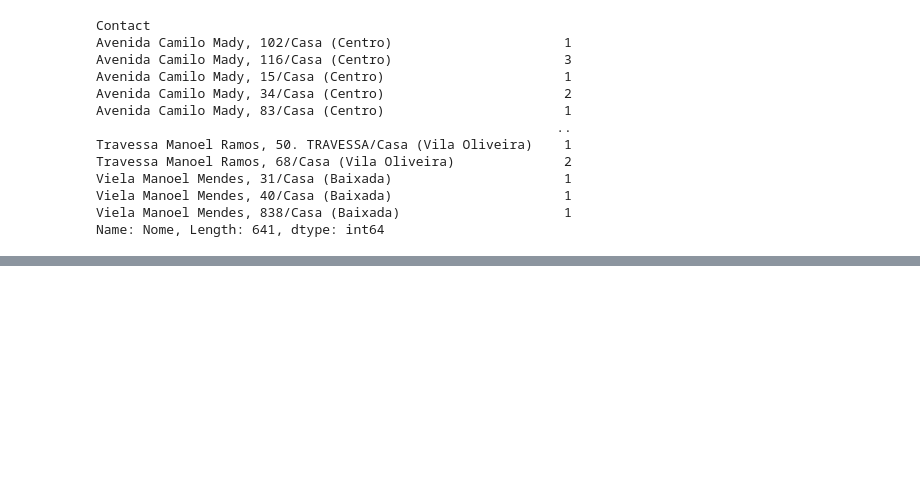
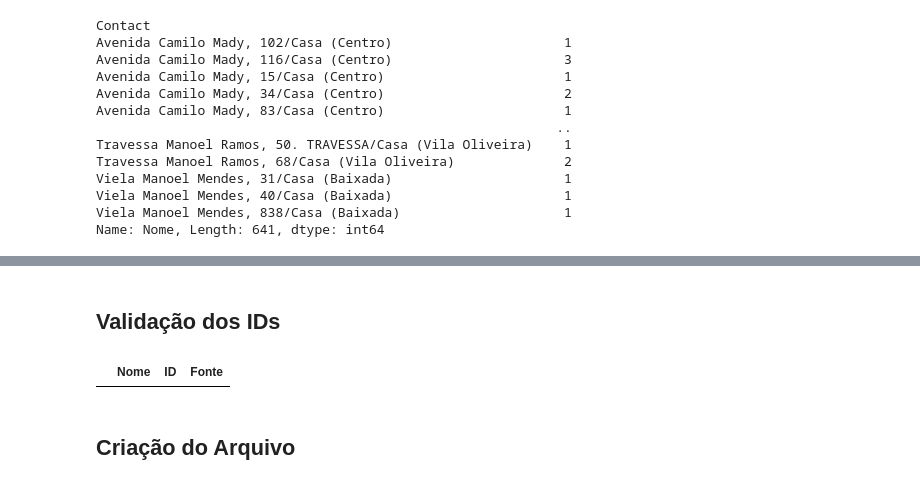
Before and after one commit to CLVsol/clvsol_jupyter, a Jupyter notebook: jcafb_2025/cadastro/Cadastro_Inicial_JCAFB-2025.ipynb, the cells around one changed output, grey strips where cells are left out. Cells and saved outputs as stored; diff of their text form; code cells hidden in the pictures; blank space fills up the shorter version.

Commit message:
[IMP] jcafb_2025/cadastro/Cadastro_Inicial_JCAFB-2025.ipynb

```diff
--- a/jcafb_2025/cadastro/Cadastro_Inicial_JCAFB-2025.ipynb
+++ b/jcafb_2025/cadastro/Cadastro_Inicial_JCAFB-2025.ipynb
@@ -143,13 +143,13 @@ def cadastro_file_process(xls_in_path, sheet):
     # Obtenção do número do CPF do Paciente
     for i, row in table.iterrows():
         if row['Flag'] == 'cpf':
-            id = row['Texto PDF'][4:19]
+            id = row['Texto PDF'][5:19]
             table['ID'].values[i] = id
 
     # Obtenção do número do CNS do Paciente
     for i, row in table.iterrows():
         if row['Flag'] == 'cns':
-            id = row['Texto PDF'][4:20]
+            id = row['Texto PDF'][5:20]
             table['ID'].values[i] = id
 
     # Obtenção do Gênero (Sexo) e da Data de Nascimento do Paciente
@@ -746,0 +826,36 @@ Name: Nome, Length: 641, dtype: int64
+# %% [markdown]
+## Validação dos IDs
+# %%
+import pandas as pd
+
+jcafb_cadastro_path = 'data/jcafb_cadastro.xlsx'
+jcafb_cadastro_sheet='Cadastro JCAFB-2025'
+
+xls_in = pd.ExcelFile(jcafb_cadastro_path)
+jcafb_cadastro = pd.read_excel(xls_in, sheet_name=jcafb_cadastro_sheet, index_col=0, na_filter=False)
+
+column_names = ['Nome', 'ID', 'Fonte']
+invalid_IDs = pd.DataFrame(columns=column_names)
+
+for i, row in jcafb_cadastro.iterrows():
+
+    _id = row['ID']
+    validate = False
+    # print(_id, validaCNS(_id), validaCPF(_id))
+    if validaCNS(_id):
+        validate = True
+    if not validate:
+        if validaCPF(_id):
+            validate = True
+    if not validate:
+        new_row = {'Nome': row['Nome'],
+                   'ID': _id,
+                   'Fonte': row['Fonte']
+                  }
+        invalid_IDs.loc[len(invalid_IDs)] = new_row
+
+invalid_IDs
+# %% [output]
+|  | Nome | ID | Fonte |
+# %% [markdown]
+## Criação do Arquivo
```
Also changed, not shown: parts of 7 cells of this notebook.
